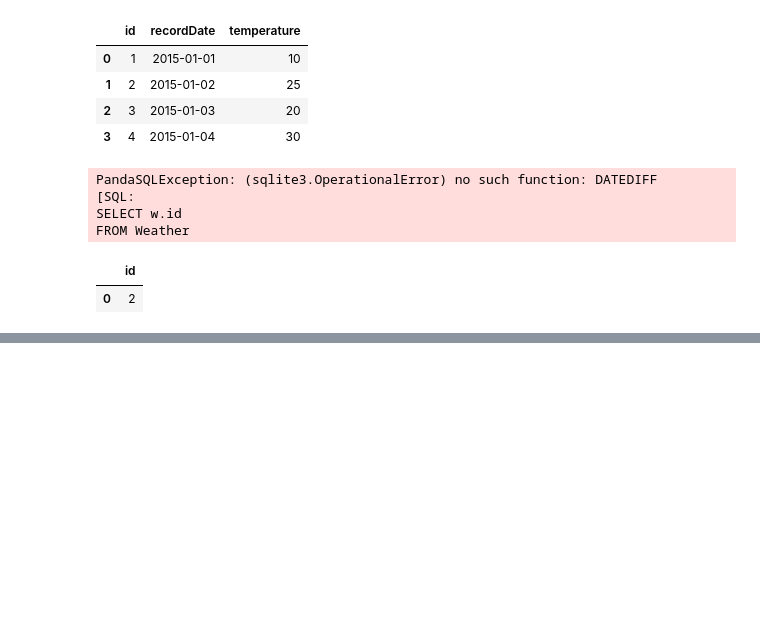
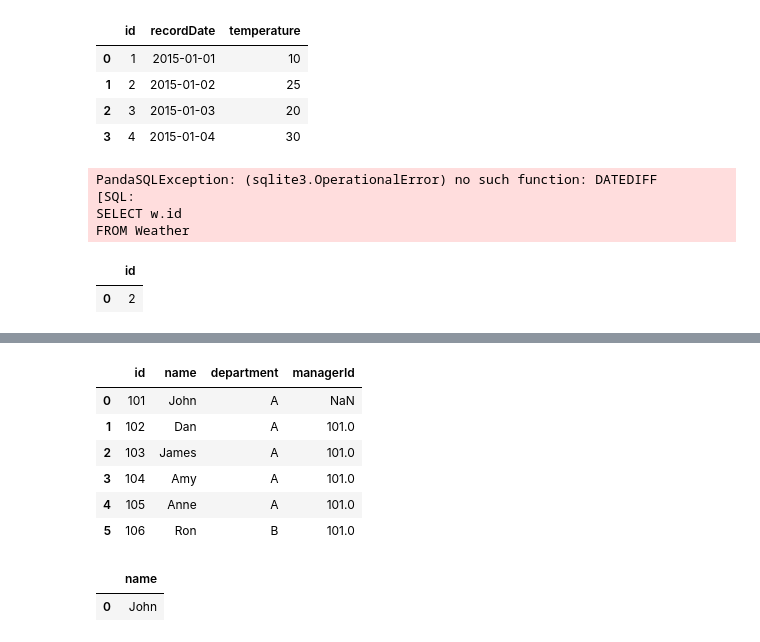
Before and after one commit to t7bo/SQL, a Jupyter notebook: SQL_exercices.ipynb, the cells around one changed output, grey strips where cells are left out. Drawn from its saved outputs; the diff is of its cells as text; code cells hidden in the pictures; blank space fills up the shorter version.

```diff
--- a/SQL_exercices.ipynb
+++ b/SQL_exercices.ipynb
@@ -342,0 +514,30 @@ psql.sqldf(query, locals())
+# %%
+employee_data = {
+    'id': [101, 102, 103, 104, 105, 106],
+    'name': ['John', 'Dan', 'James', 'Amy', 'Anne', 'Ron'],
+    'department': ['A', 'A', 'A', 'A', 'A', 'B'],
+    'managerId': [None, 101, 101, 101, 101, 101]
+}
+
+Employee = pd.DataFrame(employee_data)
+Employee
+# %% [output]
+|  | id | name | department | managerId |
+| 0 | 101 | John | A | NaN |
+| 1 | 102 | Dan | A | 101.0 |
+| 2 | 103 | James | A | 101.0 |
+| 3 | 104 | Amy | A | 101.0 |
+| 4 | 105 | Anne | A | 101.0 |
+| 5 | 106 | Ron | B | 101.0 |
+# %%
+query = """
+SELECT e1.name
+FROM Employee e1
+JOIN Employee e2 ON e1.id = e2.managerId
+GROUP BY e2.managerId
+HAVING COUNT(e1.id) >= 5
+"""
+psql.sqldf(query, locals())
+# %% [output]
+|  | name |
+| 0 | John |
```
Also changed, not shown: parts of 18 cells of this notebook.
